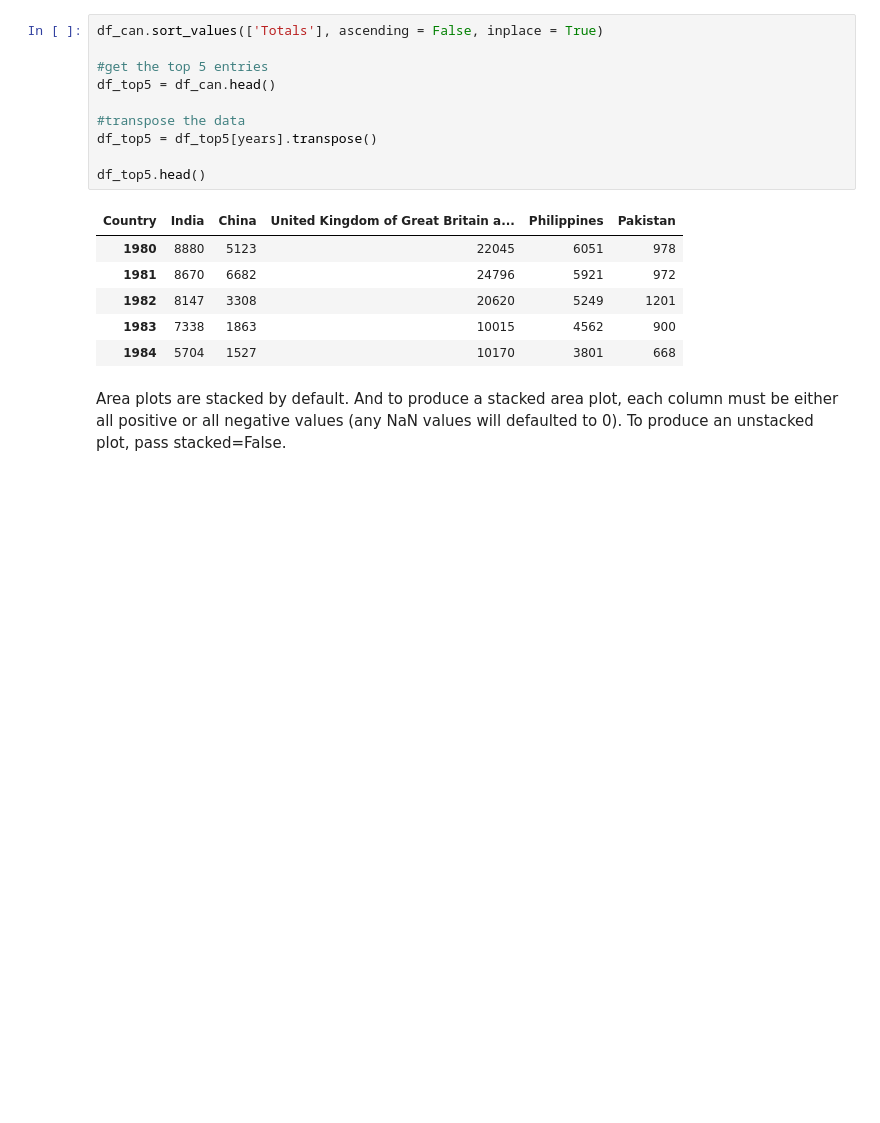
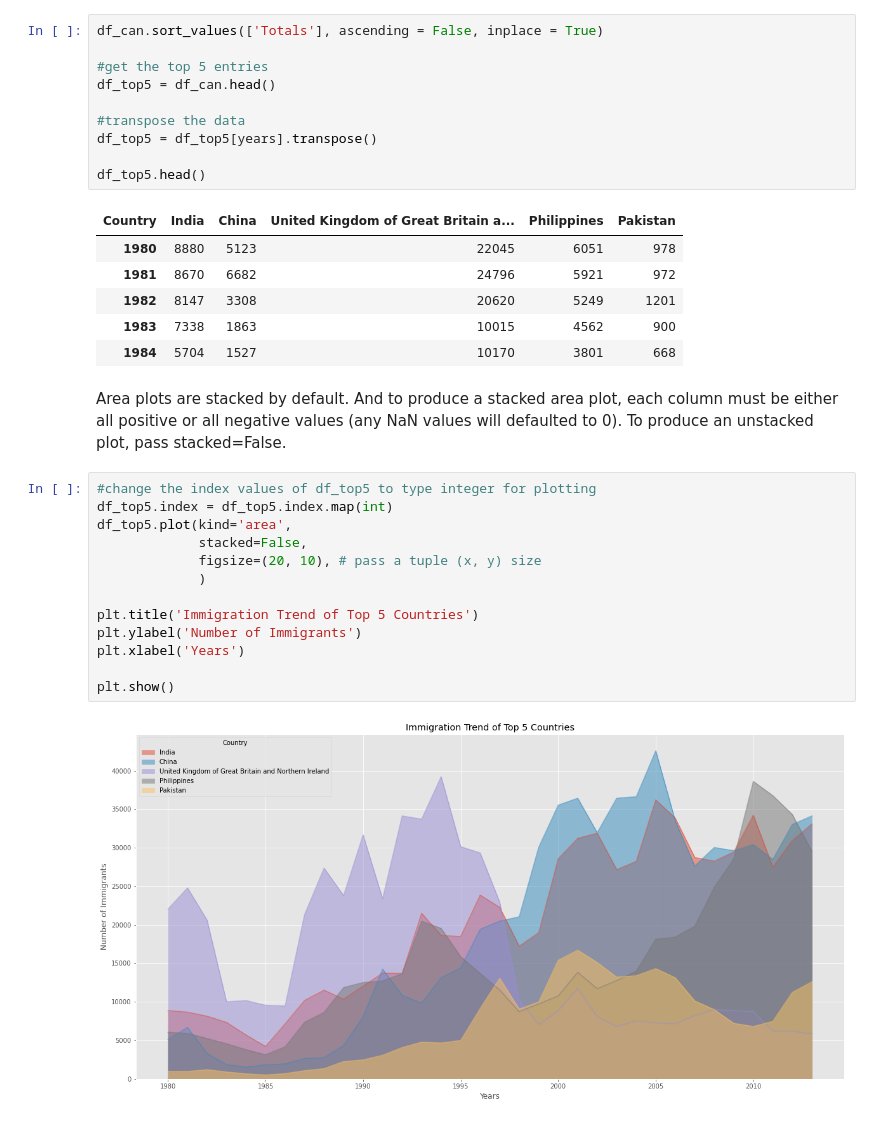
Before and after one commit to hoaint25/IBM_Data_Analyst, a Jupyter notebook: Basic_visual_tools.ipynb, the cells around one changed output. Cells and saved outputs as stored; diff of their text form; blank space fills up the shorter version.

```diff
--- a/Basic_visual_tools.ipynb
+++ b/Basic_visual_tools.ipynb
@@ -187,3 +189,18 @@ df_top5.head()
 | 1984 | 5704 | 1527 | 10170 | 3801 | 668 |
 # %% [markdown]
 Area plots are stacked by default. And to produce a stacked area plot, each column must be either all positive or all negative values (any NaN values will defaulted to 0). To produce an unstacked plot, pass stacked=False.
+# %%
+#change the index values of df_top5 to type integer for plotting
+df_top5.index = df_top5.index.map(int)
+df_top5.plot(kind='area',
+             stacked=False,
+             figsize=(20, 10), # pass a tuple (x, y) size
+             )
+
+plt.title('Immigration Trend of Top 5 Countries')
+plt.ylabel('Number of Immigrants')
+plt.xlabel('Years')
+
+plt.show()
+# %% [output]
+[figure, added]
```
Also changed, not shown: parts of 39 cells of this notebook.
